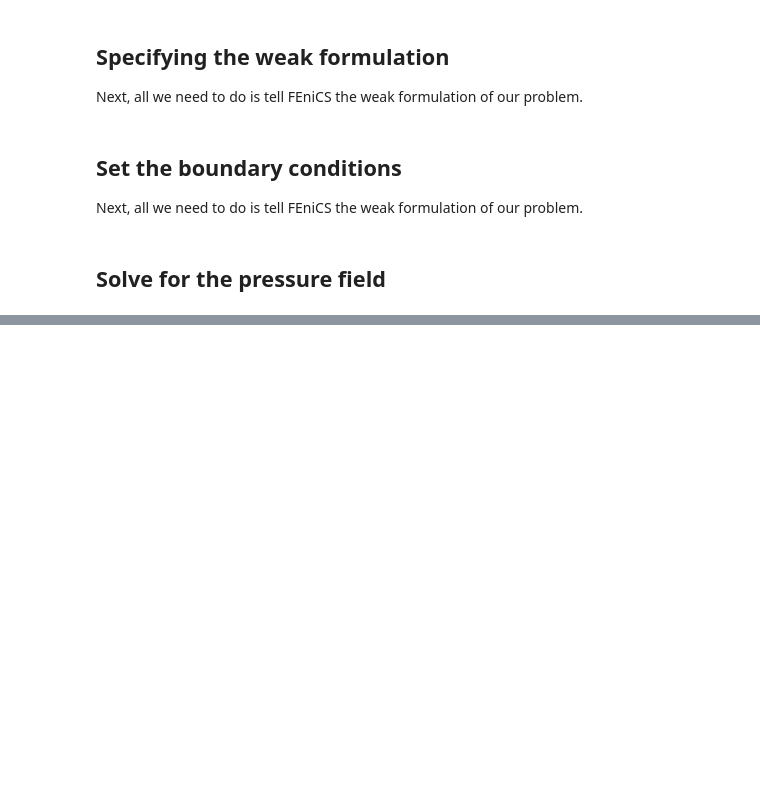
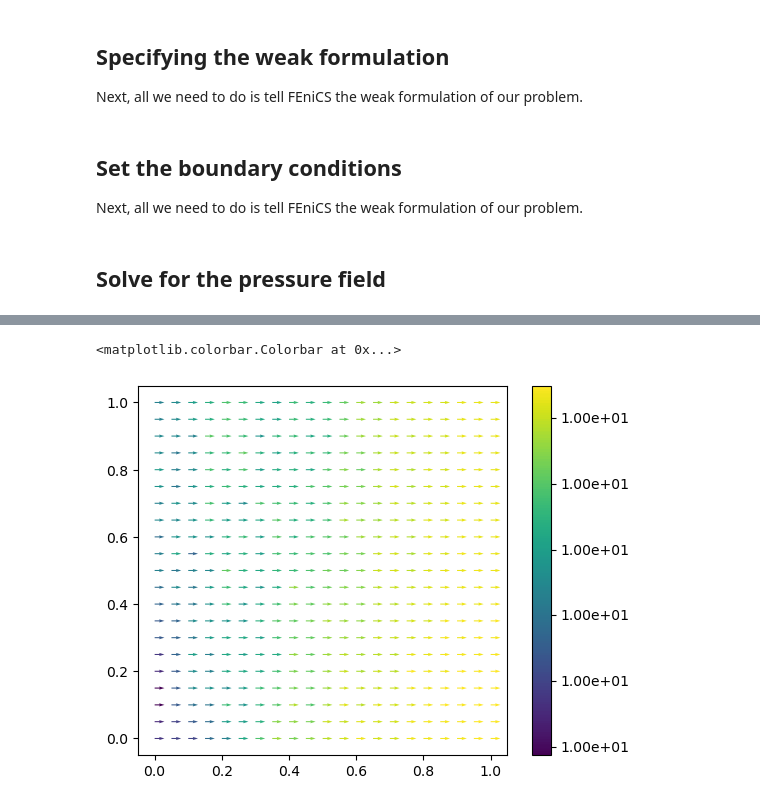
Before and after one commit to Simula-SSCP/SSCP_2024_lectures, a Jupyter notebook: L12 (FEniCS Intro)/L03_FEniCS_Darcy_sol.ipynb, the cells around one changed output, grey strips where cells are left out. Saved outputs shown, nothing was run; the diff lists cells and outputs as text; code cells hidden in the pictures; blank space fills up the shorter version.

```diff
--- a/L12 (FEniCS Intro)/L03_FEniCS_Darcy_sol.ipynb
+++ b/L12 (FEniCS Intro)/L03_FEniCS_Darcy_sol.ipynb
@@ -121,0 +163,25 @@ p_file << p_sol
+# %%
+class Projector():
+    def __init__(self, V):
+        u = TrialFunction(V)
+        v = TestFunction(V)
+        a = inner(u, v) * dx
+        self.A = assemble(a)
+        self.u = Function(V)
+        self.solver = LUSolver(self.A)
+
+    def __call__(self, f):
+        v = TestFunction(self.u.function_space())
+        b = assemble(inner(f, v)*dx)
+        self.solver.solve(self.u.vector(), b)
+        return self.u
+
+projector = Projector(W_v)
+vel_f = projector(-kappa_over_mu * grad(p_sol) / phi)
+import matplotlib.pyplot as plt
+fig = plt.figure()
+im = plot(vel_f)
+plt.colorbar(im, format="%.2e")
+# %% [output]
+<matplotlib.colorbar.Colorbar at 0x...>
+[figure, added]
```
Also changed, not shown: parts of 16 cells of this notebook.
